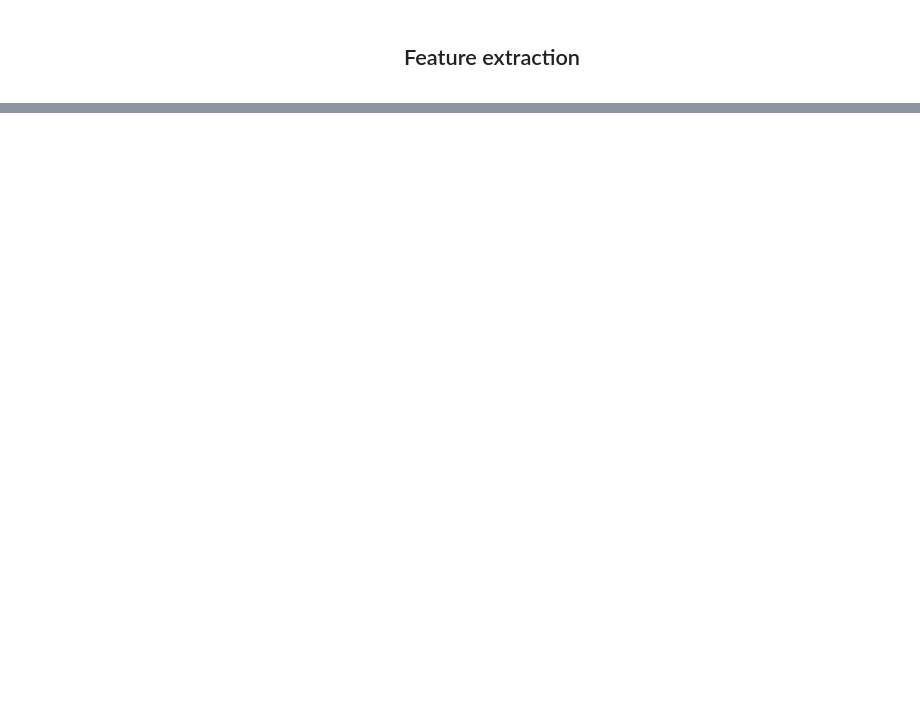
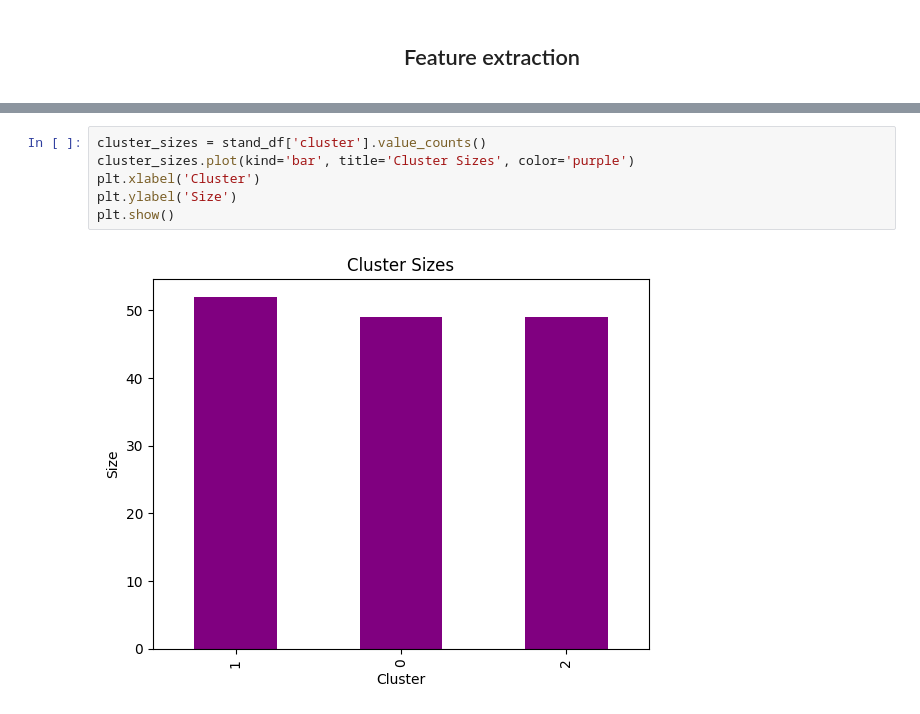
Before and after one commit to Wissemamr/Fundamentals_of_DS, a Jupyter notebook: HW/HW3/Part1_feature_engineering/Practical_work/feature_extraction_iris/feature_extraction.ipynb, the cells around one changed output, grey strips where cells are left out. Drawn from its saved outputs; the diff is of its cells as text; blank space fills up the shorter version.

```diff
--- a/HW/HW3/Part1_feature_engineering/Practical_work/feature_extraction_iris/feature_extraction.ipynb
+++ b/HW/HW3/Part1_feature_engineering/Practical_work/feature_extraction_iris/feature_extraction.ipynb
@@ -48,0 +251,8 @@ dtype: int64
+# %%
+cluster_sizes = stand_df['cluster'].value_counts()
+cluster_sizes.plot(kind='bar', title='Cluster Sizes', color='purple')
+plt.xlabel('Cluster')
+plt.ylabel('Size')
+plt.show()
+# %% [output]
+[figure, added]
```
Also changed, not shown: parts of 30 cells of this notebook, 8 other files.
